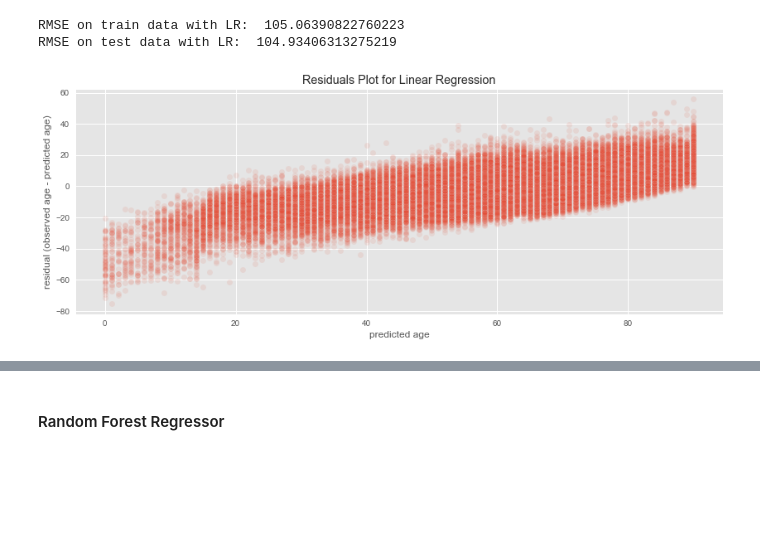
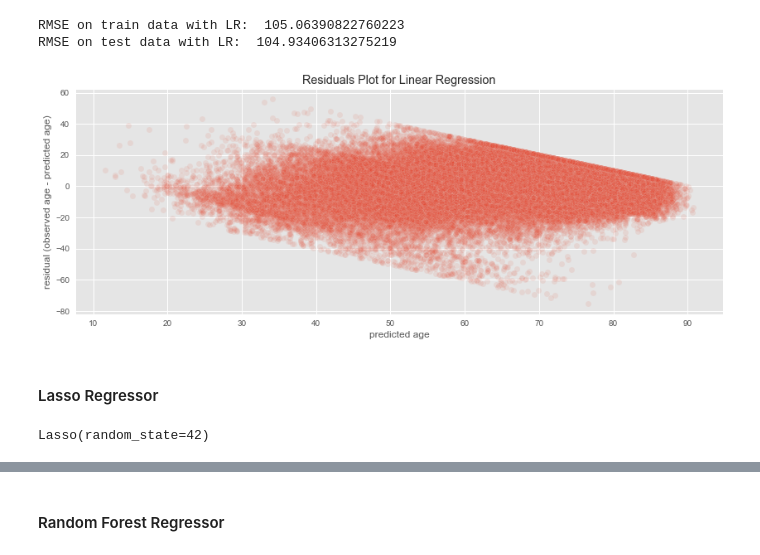
Before and after one commit to beckyepeters/life-expectancy-predictions, a Jupyter notebook: NLMS.ipynb, the cells around one changed output, grey strips where cells are left out. Cells and saved outputs as stored; diff of their text form; code cells hidden in the pictures; blank space fills up the shorter version.

```diff
--- a/NLMS.ipynb
+++ b/NLMS.ipynb
@@ -455,9 +458,11 @@ RMSE on train data with LR:  105.06390822760223
 RMSE on test data with LR:  104.93406313275219
 # %%
 fig, ax = plt.subplots(figsize=(14, 5))
-sns.scatterplot(x=y_train, y=y_train - predict_train, ax=ax, palette='Blues', alpha=0.1)
+sns.scatterplot(x=predict_train, y=y_train - predict_train, ax=ax, palette='Blues', alpha=0.1)
 ax.set_xlabel('predicted age')
 ax.set_ylabel('residual (observed age - predicted age)')
 ax.set_title('Residuals Plot for Linear Regression');
 # %% [output]
-[figure, old version]
+[figure, new version]
+# %% [markdown]
+#### Lasso Regressor
@@ -463,0 +471,4 @@ ax.set_title('Residuals Plot for Linear Regression');
+# %%
+model_lasso.fit(X_train, y_train)
+# %% [output]
+Lasso(random_state=42)
```
Also changed, not shown: parts of 37 cells of this notebook, 7 other files.
